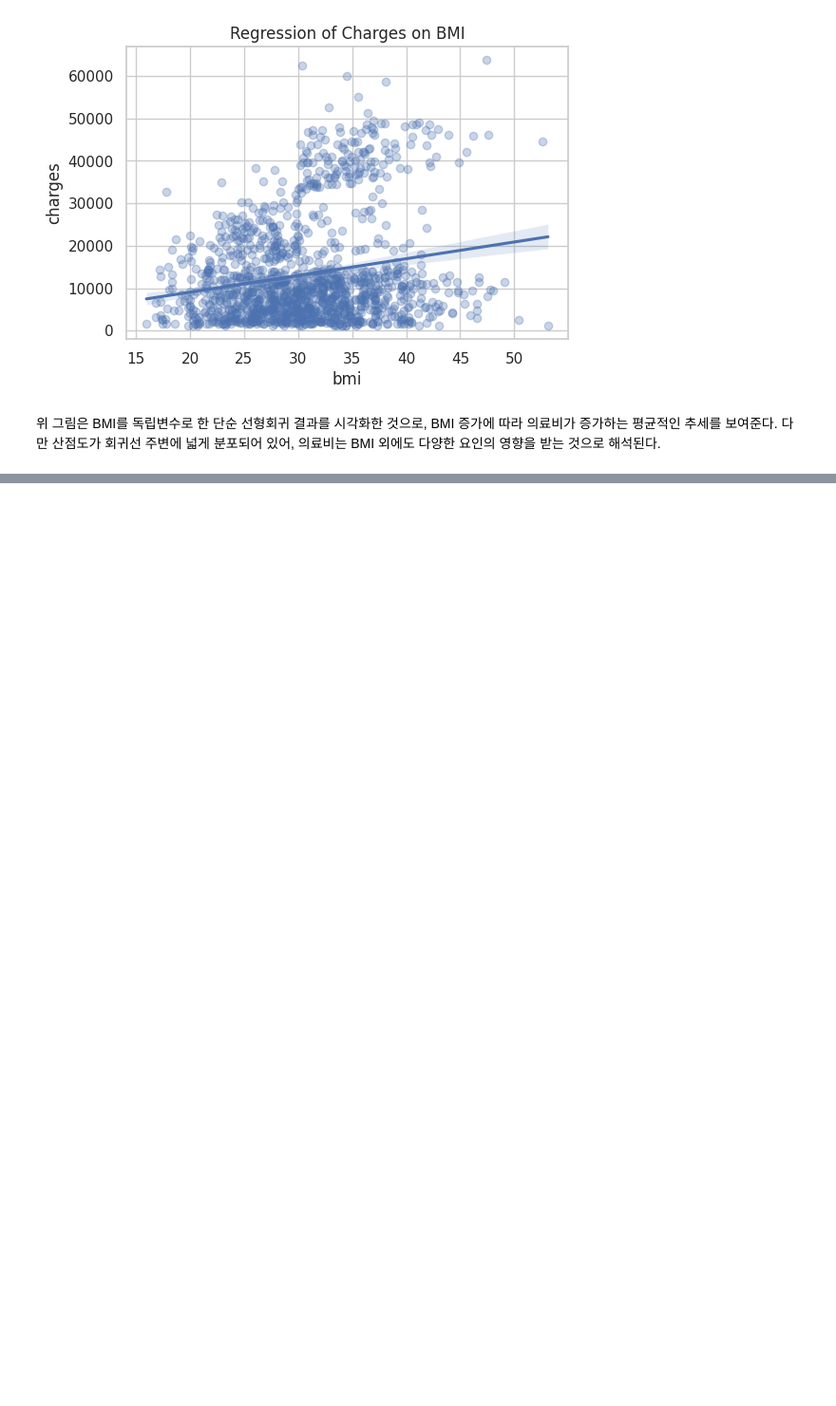
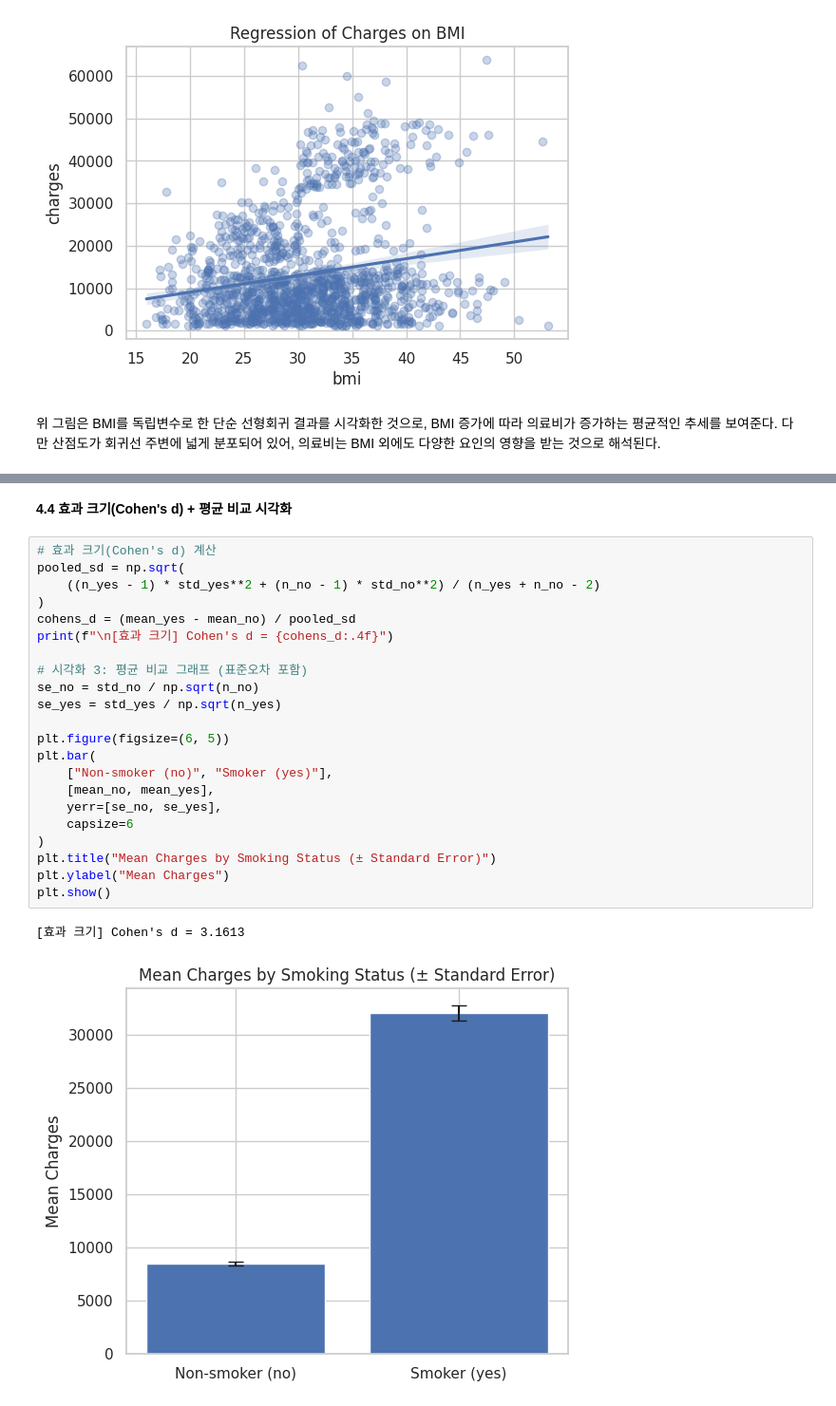
Before and after one commit to ary3120-droid/myproject, a Jupyter notebook: 12_18project.ipynb, the cells around one changed output, grey strips where cells are left out. Shown at 95% size. Cells and saved outputs as stored; diff of their text form; blank space fills up the shorter version.

```diff
--- a/12_18project.ipynb
+++ b/12_18project.ipynb
@@ -457,0 +582,27 @@ plt.show()
+# %% [markdown]
+**4.4 효과 크기(Cohen's d) + 평균 비교 시각화**
+# %%
+# 효과 크기(Cohen's d) 계산
+pooled_sd = np.sqrt(
+    ((n_yes - 1) * std_yes**2 + (n_no - 1) * std_no**2) / (n_yes + n_no - 2)
+)
+cohens_d = (mean_yes - mean_no) / pooled_sd
+print(f"\n[효과 크기] Cohen's d = {cohens_d:.4f}")
+
+# 시각화 3: 평균 비교 그래프 (표준오차 포함)
+se_no = std_no / np.sqrt(n_no)
+se_yes = std_yes / np.sqrt(n_yes)
+
+plt.figure(figsize=(6, 5))
+plt.bar(
+    ["Non-smoker (no)", "Smoker (yes)"],
+    [mean_no, mean_yes],
+    yerr=[se_no, se_yes],
+    capsize=6
+)
+plt.title("Mean Charges by Smoking Status (± Standard Error)")
+plt.ylabel("Mean Charges")
+plt.show()
+# %% [output]
+[효과 크기] Cohen's d = 3.1613
+[figure, added]
```
Also changed, not shown: parts of 32 cells of this notebook.
